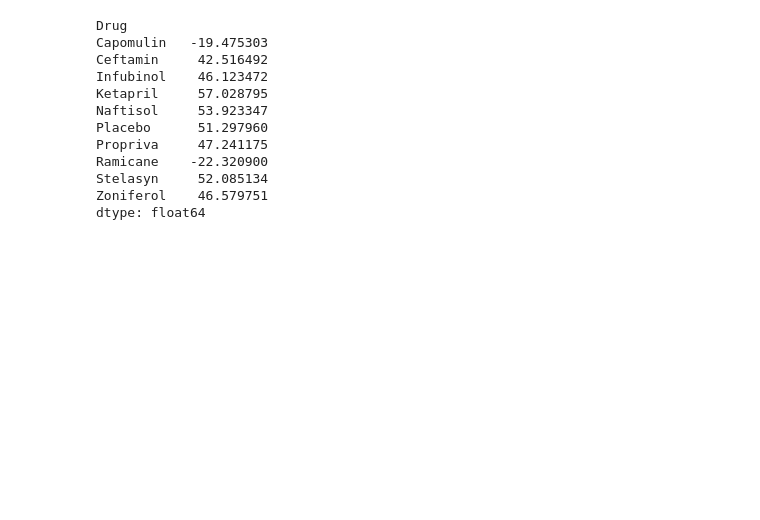
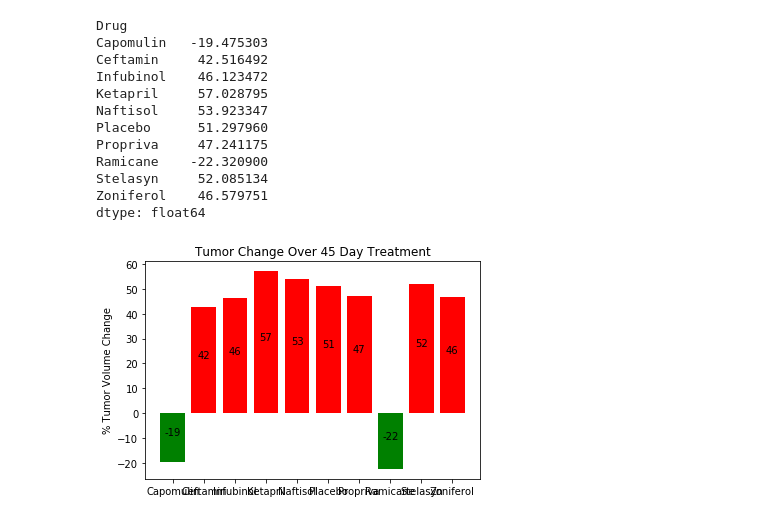
Before and after one commit to RChloe/matplotlib-challenge, a Jupyter notebook: Pymaceuticals/Homework 5.ipynb, the cells around one changed output. Saved outputs shown, nothing was run; the diff lists cells and outputs as text; code cells hidden in the pictures; blank space fills up the shorter version.

```diff
--- a/Pymaceuticals/Homework 5.ipynb
+++ b/Pymaceuticals/Homework 5.ipynb
@@ -391,5 +451,8 @@ Text(0, 0.5, 'Mouse Count')
 ## Summary Bar Graph
 # %%
 # Calculate the percent changes for each drug
+drug_change=pd.DataFrame(mean_tumor[mean_tumor['Timepoint']==45])
 
+#drug_change_list=drug_change['Tumor Volume (mm3)'].tolist()
+drug_change
 # Display the data to confirm
@@ -395,0 +471,7 @@ Text(0, 0.5, 'Mouse Count')
+# %%
+for drug in drugs:
+    #max_df=pd.DataFrame(max_mice.loc[mice['Drug']==drug,'Mouse ID'])
+    #max_df.append([max_df]*9,ignore_index=True)
+    #print(max_mice_list[list(drugs).index(drug)])
+    drug_change['Change']=drug_change['Tumor Volume (mm3)']/45*100-100
+drug_change.head()
@@ -410,23 +499,37 @@ dtype: float64
 # %%
 # Store all Relevant Percent Changes into a Tuple
 
 
 # Splice the data between passing and failing drugs
-
+values=drug_change['Change']
 
 # Orient widths. Add labels, tick marks, etc.
-
+clrs = ['green' if (y < 0) else 'red' for y in values ]
+rects=plt.bar(drug_change['Drug'], values, width=0.8, color=clrs)
+#plt.bar(drug_change['Drug'], drug_change['Change'], width=0.8,color=['green'])
 
 # Use functions to label the percentages of changes
-
+plt.title('Tumor Change Over 45 Day Treatment')
+plt.ylabel('% Tumor Volume Change')
 
 # Call functions to implement the function calls
+def autolabel(rects):
+    # attach some text labels
+    for rect in rects:
+        height = rect.get_height()
+        plt.text(rect.get_x() + rect.get_width()/2., .5*height,
+                '%d' % int(height),
+                ha='center', va='bottom')
+
+autolabel(rects)
 
 
 # Save the Figure
 
 
 # Show the Figure
 fig.show()
+# %% [output]
+[figure, added]
 # %% [markdown]
 ![Metastatic Spread During Treatment](../Images/change.png)
```
Also changed, not shown: parts of 7 cells of this notebook.
